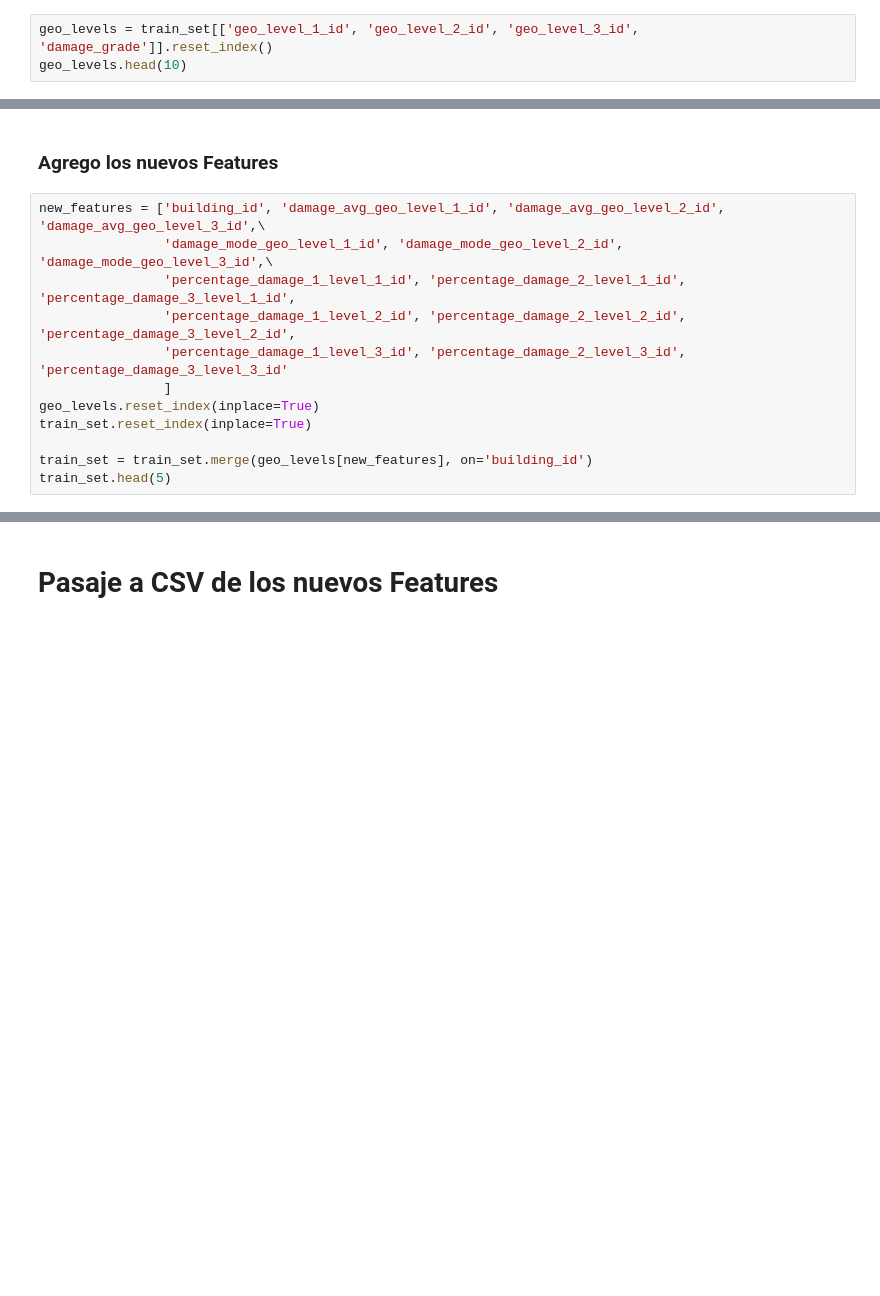
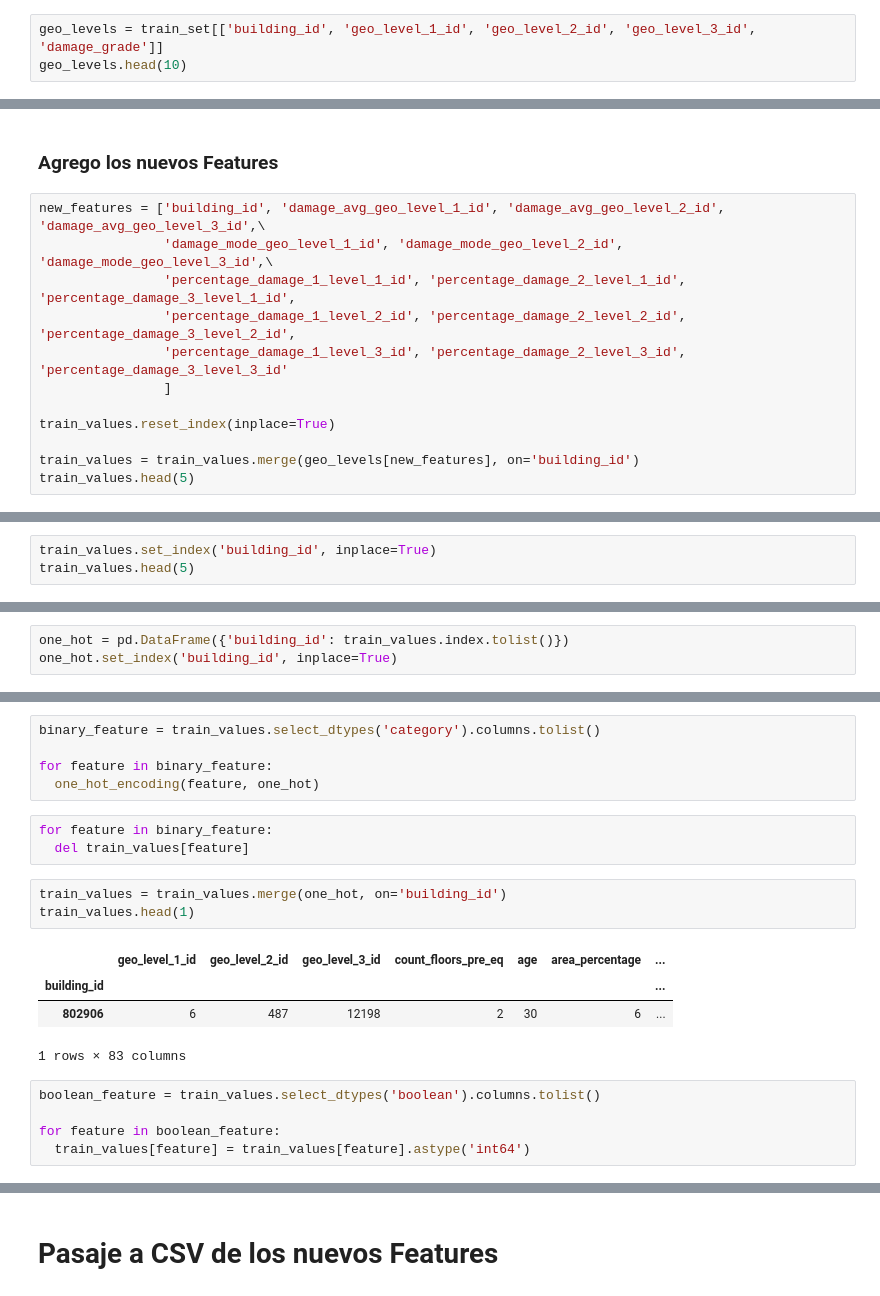
Before and after one commit to gsabatino9/OrganizacionDeDatos, a Jupyter notebook: data/feature_engineering.ipynb, the cells around one changed output, grey strips where cells are left out. Cells and saved outputs as stored; diff of their text form; blank space fills up the shorter version.

```diff
--- a/data/feature_engineering.ipynb
+++ b/data/feature_engineering.ipynb
@@ -82,7 +119,7 @@ test_set.head(5)
 # %% [markdown]
 ## Impacto en su zona geográfica:
 # %%
-geo_levels = train_set[['geo_level_1_id', 'geo_level_2_id', 'geo_level_3_id', 'damage_grade']].reset_index()
+geo_levels = train_set[['building_id', 'geo_level_1_id', 'geo_level_2_id', 'geo_level_3_id', 'damage_grade']]
 geo_levels.head(10)
 # %% [output]
 |  | building_id | geo_level_1_id | geo_level_2_id | geo_level_3_id | damage_grade |
@@ -209,11 +246,11 @@ new_features = ['building_id', 'damage_avg_geo_level_1_id', 'damage_avg_geo_leve
                 'percentage_damage_1_level_2_id', 'percentage_damage_2_level_2_id', 'percentage_damage_3_level_2_id',
                 'percentage_damage_1_level_3_id', 'percentage_damage_2_level_3_id', 'percentage_damage_3_level_3_id'
                 ]
-geo_levels.reset_index(inplace=True)
-train_set.reset_index(inplace=True)
 
-train_set = train_set.merge(geo_levels[new_features], on='building_id')
-train_set.head(5)
+train_values.reset_index(inplace=True)
+
+train_values = train_values.merge(geo_levels[new_features], on='building_id')
+train_values.head(5)
 # %% [output]
 |  | building_id | geo_level_1_id | geo_level_2_id | geo_level_3_id | count_floors_pre_eq | age | ... |
 | 0 | 802906 | 6 | 487 | 12198 | 2 | 30 | ... |
@@ -223,0 +262,3 @@ train_set.head(5)
+# %%
+train_values.set_index('building_id', inplace=True)
+train_values.head(5)
@@ -223,0 +276,3 @@ train_set.head(5)
+# %%
+one_hot = pd.DataFrame({'building_id': train_values.index.tolist()})
+one_hot.set_index('building_id', inplace=True)
@@ -223,0 +312,21 @@ train_set.head(5)
+# %%
+binary_feature = train_values.select_dtypes('category').columns.tolist()
+
+for feature in binary_feature:
+  one_hot_encoding(feature, one_hot)
+# %%
+for feature in binary_feature:
+  del train_values[feature]
+# %%
+train_values = train_values.merge(one_hot, on='building_id')
+train_values.head(1)
+# %% [output]
+|  | geo_level_1_id | geo_level_2_id | geo_level_3_id | count_floors_pre_eq | age | area_percentage | ... |
+| building_id |  |  |  |  |  |  | ... |
+| 802906 | 6 | 487 | 12198 | 2 | 30 | 6 | ... |
+1 rows × 83 columns
+# %%
+boolean_feature = train_values.select_dtypes('boolean').columns.tolist()
+
+for feature in boolean_feature:
+  train_values[feature] = train_values[feature].astype('int64')
```
Also changed, not shown: parts of 25 cells of this notebook, 1 other file.
